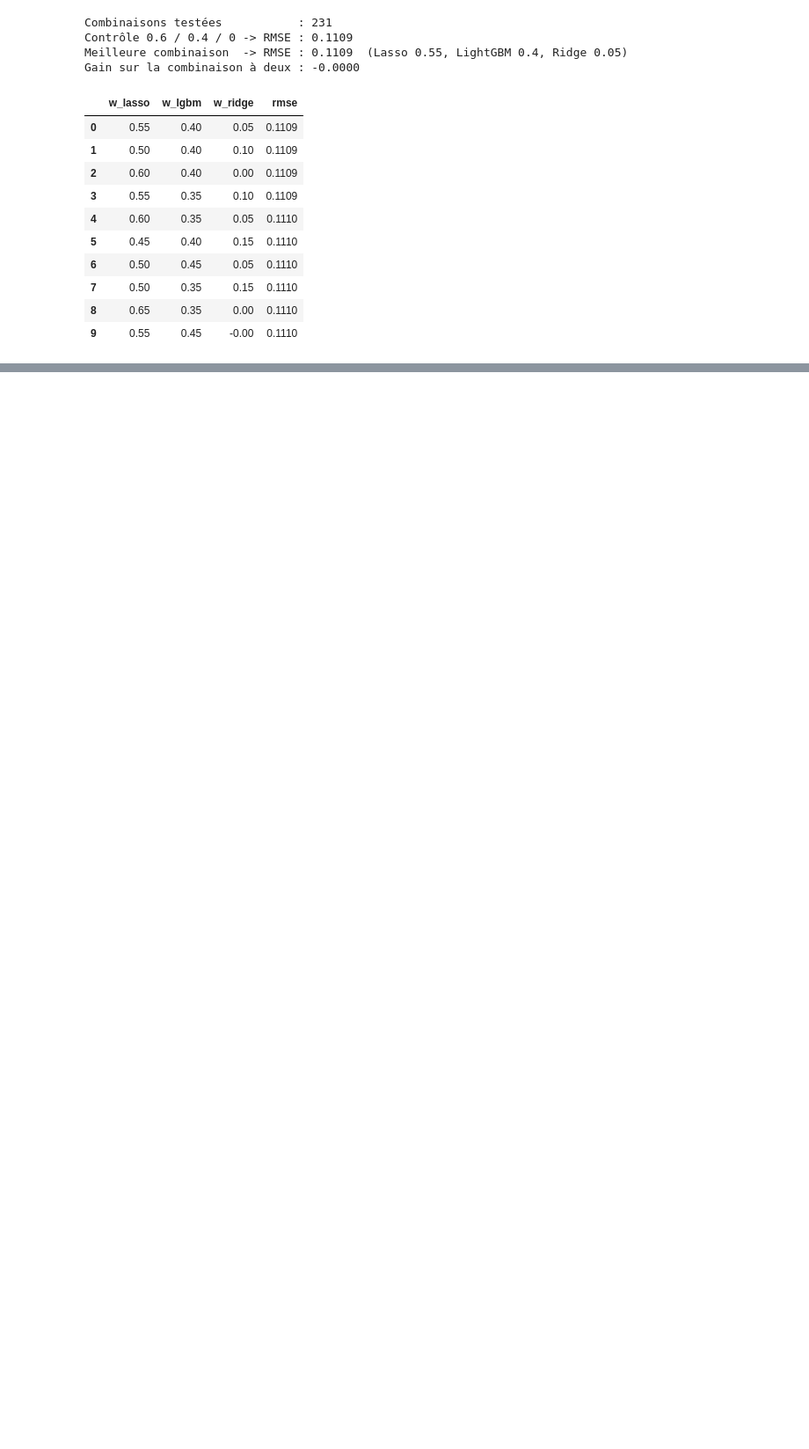
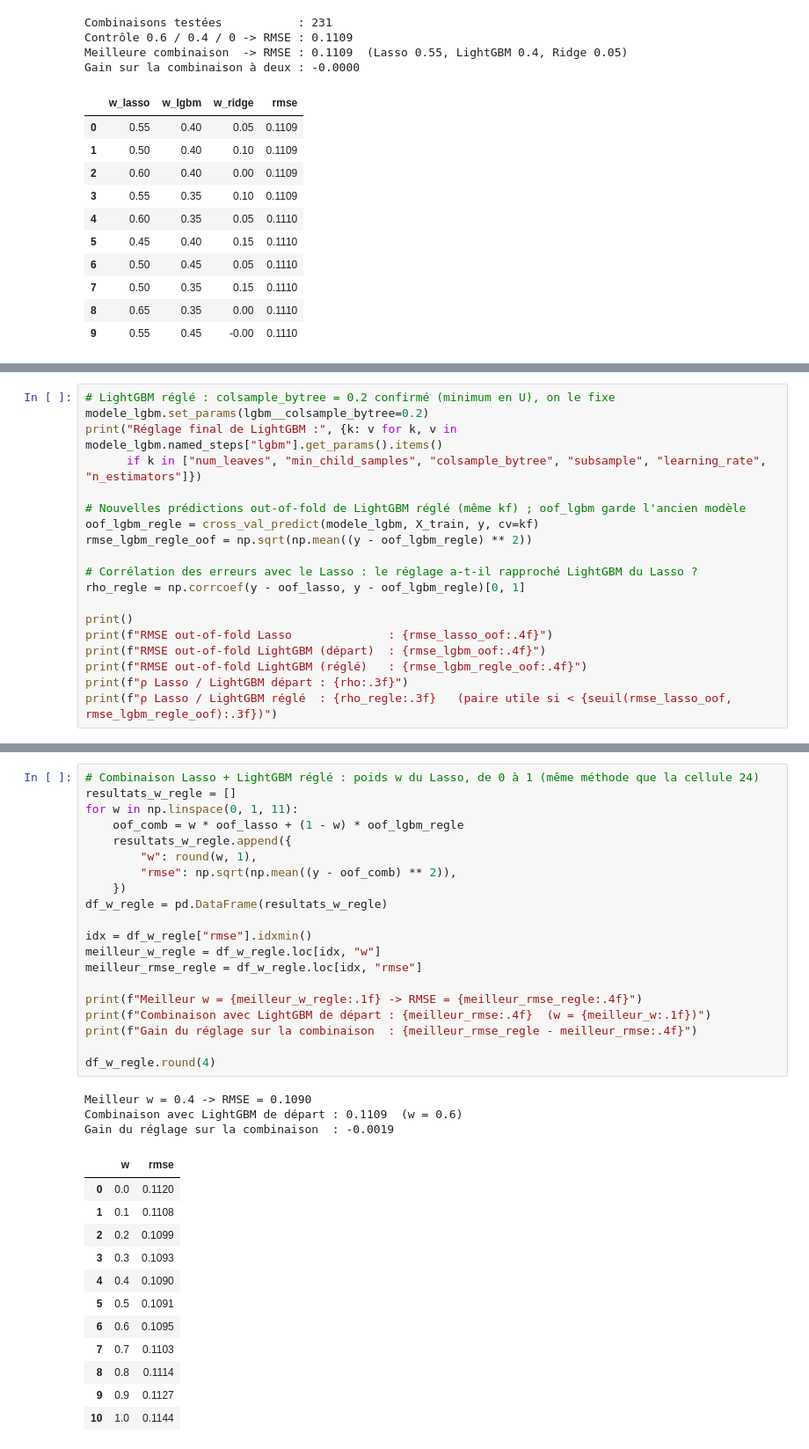
Before and after one commit to raybelpro77git/kaggle-house-prices, a Jupyter notebook: notebooks/02_modeling.ipynb, the cells around one changed output, grey strips where cells are left out. Shown at 88% size. Saved outputs shown, nothing was run; the diff lists cells and outputs as text; blank space fills up the shorter version.

```diff
--- a/notebooks/02_modeling.ipynb
+++ b/notebooks/02_modeling.ipynb
@@ -678,0 +846,19 @@ Gain sur la combinaison à deux : -0.0000
+# %%
+# LightGBM réglé : colsample_bytree = 0.2 confirmé (minimum en U), on le fixe
+modele_lgbm.set_params(lgbm__colsample_bytree=0.2)
+print("Réglage final de LightGBM :", {k: v for k, v in modele_lgbm.named_steps["lgbm"].get_params().items()
+      if k in ["num_leaves", "min_child_samples", "colsample_bytree", "subsample", "learning_rate", "n_estimators"]})
+
+# Nouvelles prédictions out-of-fold de LightGBM réglé (même kf) ; oof_lgbm garde l'ancien modèle
+oof_lgbm_regle = cross_val_predict(modele_lgbm, X_train, y, cv=kf)
+rmse_lgbm_regle_oof = np.sqrt(np.mean((y - oof_lgbm_regle) ** 2))
+
+# Corrélation des erreurs avec le Lasso : le réglage a-t-il rapproché LightGBM du Lasso ?
+rho_regle = np.corrcoef(y - oof_lasso, y - oof_lgbm_regle)[0, 1]
+
+print()
+print(f"RMSE out-of-fold Lasso              : {rmse_lasso_oof:.4f}")
+print(f"RMSE out-of-fold LightGBM (départ)  : {rmse_lgbm_oof:.4f}")
+print(f"RMSE out-of-fold LightGBM (réglé)   : {rmse_lgbm_regle_oof:.4f}")
+print(f"ρ Lasso / LightGBM départ : {rho:.3f}")
+print(f"ρ Lasso / LightGBM réglé  : {rho_regle:.3f}   (paire utile si < {seuil(rmse_lasso_oof, rmse_lgbm_regle_oof):.3f})")
@@ -678,0 +873,36 @@ Gain sur la combinaison à deux : -0.0000
+# %%
+# Combinaison Lasso + LightGBM réglé : poids w du Lasso, de 0 à 1 (même méthode que la cellule 24)
+resultats_w_regle = []
+for w in np.linspace(0, 1, 11):
+    oof_comb = w * oof_lasso + (1 - w) * oof_lgbm_regle
+    resultats_w_regle.append({
+        "w": round(w, 1),
+        "rmse": np.sqrt(np.mean((y - oof_comb) ** 2)),
+    })
+df_w_regle = pd.DataFrame(resultats_w_regle)
+
+idx = df_w_regle["rmse"].idxmin()
+meilleur_w_regle = df_w_regle.loc[idx, "w"]
+meilleur_rmse_regle = df_w_regle.loc[idx, "rmse"]
+
+print(f"Meilleur w = {meilleur_w_regle:.1f} -> RMSE = {meilleur_rmse_regle:.4f}")
+print(f"Combinaison avec LightGBM de départ : {meilleur_rmse:.4f}  (w = {meilleur_w:.1f})")
+print(f"Gain du réglage sur la combinaison  : {meilleur_rmse_regle - meilleur_rmse:.4f}")
+
+df_w_regle.round(4)
+# %% [output]
+Meilleur w = 0.4 -> RMSE = 0.1090
+Combinaison avec LightGBM de départ : 0.1109  (w = 0.6)
+Gain du réglage sur la combinaison  : -0.0019
+|  | w | rmse |
+| 0 | 0.0 | 0.1120 |
+| 1 | 0.1 | 0.1108 |
+| 2 | 0.2 | 0.1099 |
+| 3 | 0.3 | 0.1093 |
+| 4 | 0.4 | 0.1090 |
+| 5 | 0.5 | 0.1091 |
+| 6 | 0.6 | 0.1095 |
+| 7 | 0.7 | 0.1103 |
+| 8 | 0.8 | 0.1114 |
+| 9 | 0.9 | 0.1127 |
+| 10 | 1.0 | 0.1144 |
```
Also changed, not shown: parts of 14 cells of this notebook.
